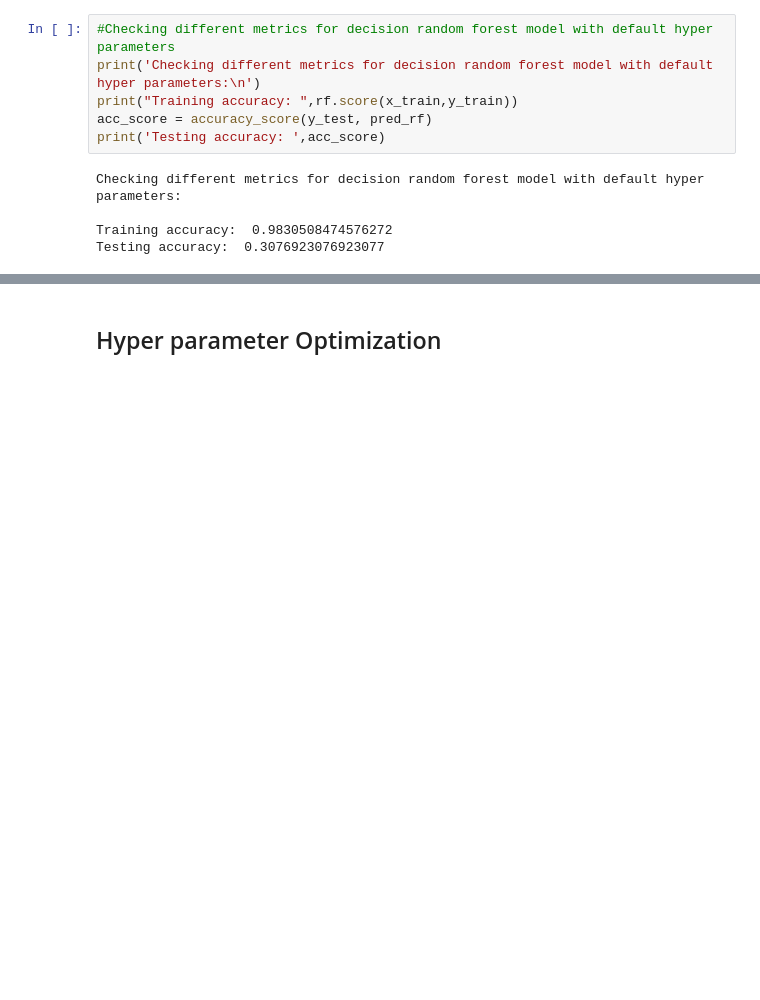
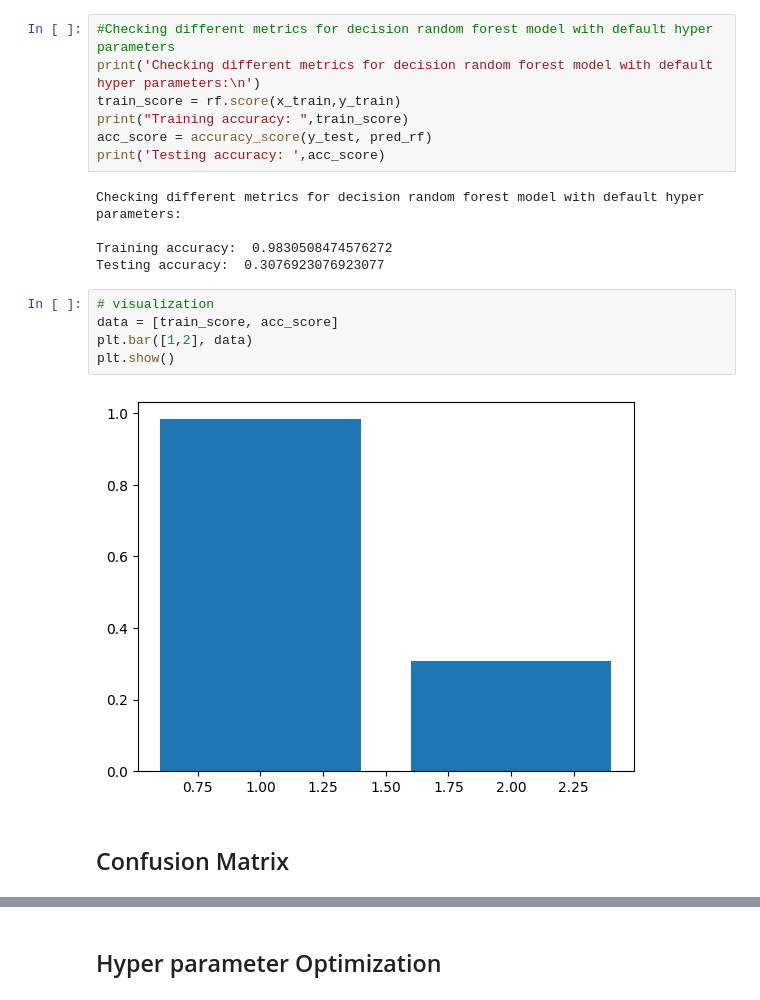
Before and after one commit to refido/tingkat-keaktifan-lembaga-kemanusiaan, a Jupyter notebook: kuis2.ipynb, the cells around one changed output, grey strips where cells are left out. Saved outputs shown, nothing was run; the diff lists cells and outputs as text; blank space fills up the shorter version.

```diff
--- a/kuis2.ipynb
+++ b/kuis2.ipynb
@@ -247,7 +317,8 @@ pred_rf = rf.predict(x_test)
 # %%
 #Checking different metrics for decision random forest model with default hyper parameters
 print('Checking different metrics for decision random forest model with default hyper parameters:\n')
-print("Training accuracy: ",rf.score(x_train,y_train))
+train_score = rf.score(x_train,y_train)
+print("Training accuracy: ",train_score)
 acc_score = accuracy_score(y_test, pred_rf)
 print('Testing accuracy: ',acc_score)
 # %% [output]
@@ -255,3 +326,12 @@ Checking different metrics for decision random forest model with default hyper p
 
 Training accuracy:  0.9830508474576272
 Testing accuracy:  0.3076923076923077
+# %%
+# visualization
+data = [train_score, acc_score]
+plt.bar([1,2], data)
+plt.show()
+# %% [output]
+[figure, added]
+# %% [markdown]
+## Confusion Matrix
```
Also changed, not shown: parts of 22 cells of this notebook, 1 other file.
